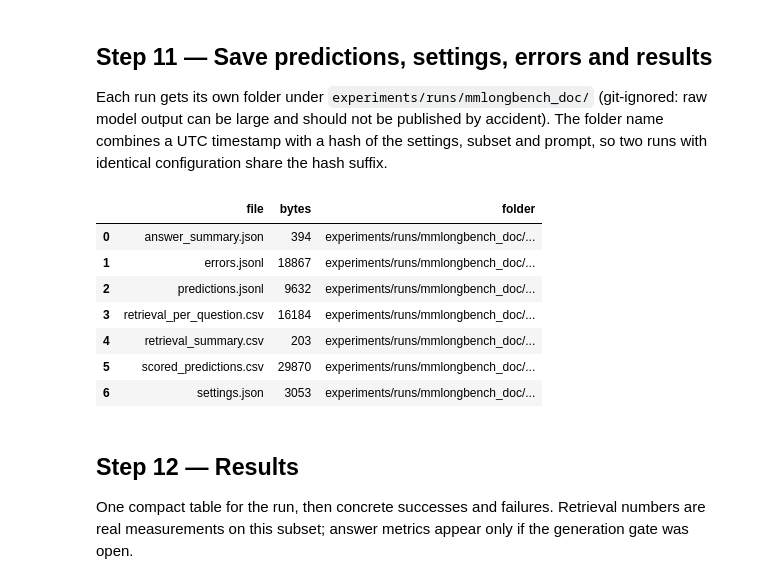
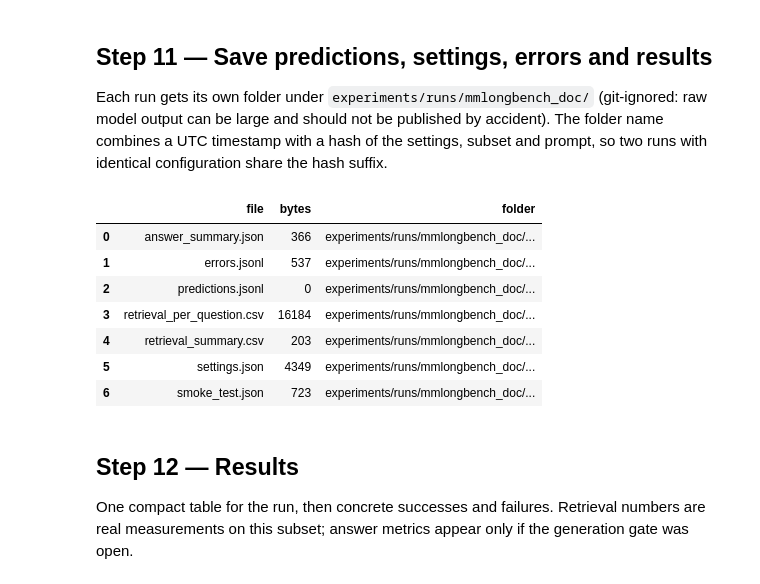
Before and after one commit to ROUSenghak/Multimodal-Document-Intelligence, a Jupyter notebook: notebooks/project/14_mmlongbench_doc_benchmark.ipynb, the cells around one changed output. Drawn from its saved outputs; the diff is of its cells as text; code cells hidden in the pictures.

```diff
--- a/notebooks/project/14_mmlongbench_doc_benchmark.ipynb
+++ b/notebooks/project/14_mmlongbench_doc_benchmark.ipynb
@@ -1172,11 +1193,16 @@ def generation_readiness():
 
 
 readiness = generation_readiness()
-GENERATION_READY = bool(readiness["ok"].all())
+CREDENTIALS_READY = bool(readiness["ok"].all())
+GENERATION_MODE = SETTINGS["generation_mode"]
+GENERATION_READY = CREDENTIALS_READY and GENERATION_MODE != "off"
 display(readiness)
-print("GENERATION_READY =", GENERATION_READY)
-if not GENERATION_READY:
+print(f"Generation mode: {GENERATION_MODE!r} | configuration checks passed: {CREDENTIALS_READY} | GENERATION_READY = {GENERATION_READY}")
+if GENERATION_MODE == "off":
+    print("Mode 'off': no API call is made. Set VISUALDOC_GENERATION_MODE to smoke, pilot or full to call the model.")
+elif not CREDENTIALS_READY:
     print("READINESS GATE: answer generation is skipped. No answer, citation or abstention metrics are reported for this run.")
+print("Note: these checks are local. Only the smoke test below shows whether the API accepts the key, credit and model.")
 # %% [output]
 |  | check | ok | how to fix |
 | 0 | provider is supported ('openai') | True | set VISUALDOC_LLM_PROVIDER=openai |
@@ -1273,8 +1658,16 @@ if predictions.empty:
     scored = pd.DataFrame()
     answer_metrics = None
     print("No model predictions in this run: answer, citation and abstention metrics are NOT computed.")
+elif not GENERATION_COMPLETE:
+    # A question without a model response is an infrastructure failure, not a wrong answer: scoring it 0
+    # would report the API outage as model performance. No partial metric is reported either.
+    scored = pd.DataFrame()
+    answer_metrics = None
+    print(f"Generation incomplete ({status_counts}): answer, citation and abstention metrics are NOT computed.")
 else:
-    scored = subset.merge(predictions, on="qid", how="left")
+    # Denominator = the answer population (pilot or full subset), one row per question.
+    scored = answer_population.merge(predictions, on="qid", how="inner", validate="one_to_one")
+    assert len(scored) == len(answer_population)
     scored["score"] = [eval_score(r.answer, r.pred, r.answer_format) for r in scored.itertuples()]
     scored["citations_valid"] = [set(c) <= set(s) for c, s in zip(scored["cited_pages"], scored["supplied_pages"])]
     scored["cites_evidence"] = [
@@ -1294,7 +1687,8 @@ else:
         "false abstention rate on answerable": answerable_rows["predicted_unanswerable"].mean(),
         "citation validity": scored["citations_valid"].mean(),
         "cites an evidence page (answerable)": answerable_rows["cites_evidence"].astype(float).mean(),
-        "api or parse errors": len(errors),
+        "unparseable replies (scored 0)": int((scored["status"] == "parse_error").sum()),
     }
+    print(f"Answer population: {GENERATION_MODE} ({len(scored)} questions)")
     display(pd.Series(answer_metrics, name="value").to_frame().round(3))
 # %% [output]
@@ -1329,51 +1714,65 @@ settings_record = {
     "configuration_hash": configuration_hash,
     "prompt_hash": PROMPT_HASH,
     "subset_qids": subset["qid"].tolist(),
-    "generation_status": "ran" if GENERATION_READY else "skipped (failed checks: " + "; ".join(readiness.loc[~readiness["ok"], "check"]) + ")",
+    "pilot_qids": pilot_qids,
+    "answer_population_qids": answer_population["qid"].tolist(),
+    "generation_status": GENERATION_STATUS,
     "environment": {
         "python": sys.version.split()[0],
         "pymupdf": pymupdf.VersionBind,
         "pandas": pd.__version__,
         "numpy": np.__version__,
+        "openai": getattr(openai, "__version__", None),
         "os": platform.system(),
     },
 }
 (run_dir / "settings.json").write_text(json.dumps(settings_record, indent=2, default=to_jsonable))
 
 retrieval_columns = ["qid", "doc_id", "answer_format", "evidence_pages", "evidence_sources", "page_count", "evidence_native_words", "ranking", "ranking_native"]
 retrieval_columns += [c for c in retrieval_population.columns if c.startswith(("recall@", "hit@", "native_", "random_"))]
 retrieval_population.assign(
     ranking=lambda f: f["ranking"].map(lambda r: r[:max_k]),
     ranking_native=lambda f: f["ranking_native"].map(lambda r: r[:max_k]),
 )[retrieval_columns].to_csv(
     run_dir / "retrieval_per_question.csv", index=False
 )
 retrieval_summary.to_csv(run_dir / "retrieval_summary.csv")
 
+(run_dir / "smoke_test.json").write_text(json.dumps(smoke_record, indent=2, default=to_jsonable))
 with open(run_dir / "predictions.jsonl", "w") as handle:
     for record in prediction_rows:
         handle.write(json.dumps(record, default=to_jsonable) + "\n")
 with open(run_dir / "errors.jsonl", "w") as handle:
     for record in error_rows:
         handle.write(json.dumps(record, default=to_jsonable) + "\n")
+generation_record = {
+    "mode": GENERATION_MODE,
+    "answer_population_size": len(answer_population),
+    "smoke_test": smoke_record["status"],
+    "question_status": status_counts if prediction_rows else {},
+    "requested_model": SETTINGS["model_name"],
+    "served_models": sorted(predictions["served_model"].dropna().unique().tolist()) if "served_model" in predictions else [],
+    "prompt_tokens": int(predictions["prompt_tokens"].sum()) if "prompt_tokens" in predictions else 0,
+    "completion_tokens": int(predictions["completion_tokens"].sum()) if "completion_tokens" in predictions else 0,
+}
 (run_dir / "answer_summary.json").write_text(
-    json.dumps({"generation_status": settings_record["generation_status"], "metrics": answer_metrics}, indent=2, default=to_jsonable)
+    json.dumps({"generation_status": GENERATION_STATUS, "generation": generation_record, "metrics": answer_metrics}, indent=2, default=to_jsonable)
 )
 if not scored.empty:
-    scored.drop(columns=["raw_response"]).to_csv(run_dir / "scored_predictions.csv", index=False)
+    scored.drop(columns=["raw_response", "failed_attempts"]).to_csv(run_dir / "scored_predictions.csv", index=False)
 
 pd.DataFrame(
     [{"file": path.name, "bytes": path.stat().st_size} for path in sorted(run_dir.iterdir())]
 ).assign(folder=str(run_dir.relative_to(PROJECT_ROOT)))
 # %% [output]
 |  | file | bytes | folder |
-| 0 | answer_summary.json | 394 | experiments/runs/mmlongbench_doc/... |
-| 1 | errors.jsonl | 18867 | experiments/runs/mmlongbench_doc/... |
-| 2 | predictions.jsonl | 9632 | experiments/runs/mmlongbench_doc/... |
+| 0 | answer_summary.json | 366 | experiments/runs/mmlongbench_doc/... |
+| 1 | errors.jsonl | 537 | experiments/runs/mmlongbench_doc/... |
+| 2 | predictions.jsonl | 0 | experiments/runs/mmlongbench_doc/... |
 | 3 | retrieval_per_question.csv | 16184 | experiments/runs/mmlongbench_doc/... |
 | 4 | retrieval_summary.csv | 203 | experiments/runs/mmlongbench_doc/... |
-| 5 | scored_predictions.csv | 29870 | experiments/runs/mmlongbench_doc/... |
-| 6 | settings.json | 3053 | experiments/runs/mmlongbench_doc/... |
+| 5 | settings.json | 4349 | experiments/runs/mmlongbench_doc/... |
+| 6 | smoke_test.json | 723 | experiments/runs/mmlongbench_doc/... |
 # %% [markdown]
 ## Step 12 — Results
 
```
Also changed, not shown: parts of 20 cells of this notebook.
